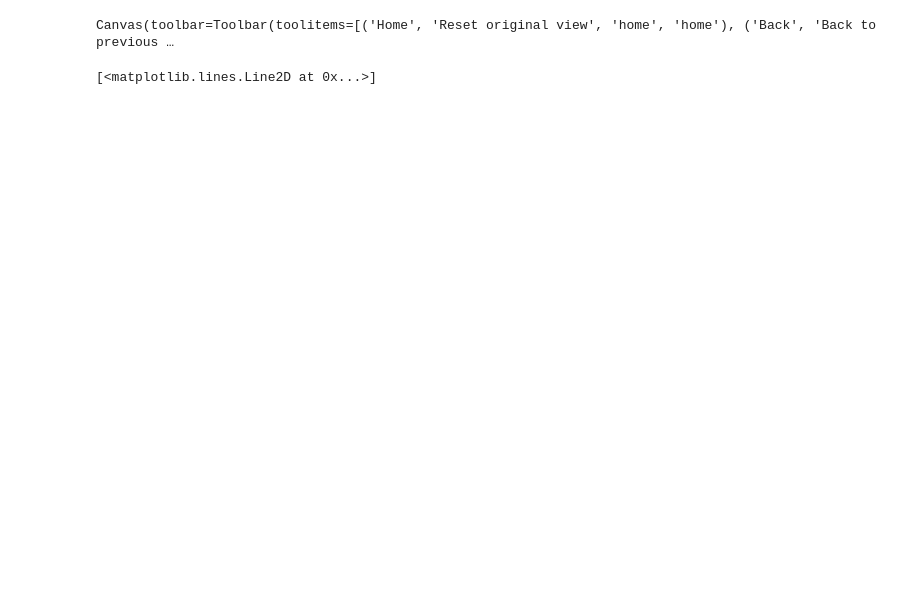
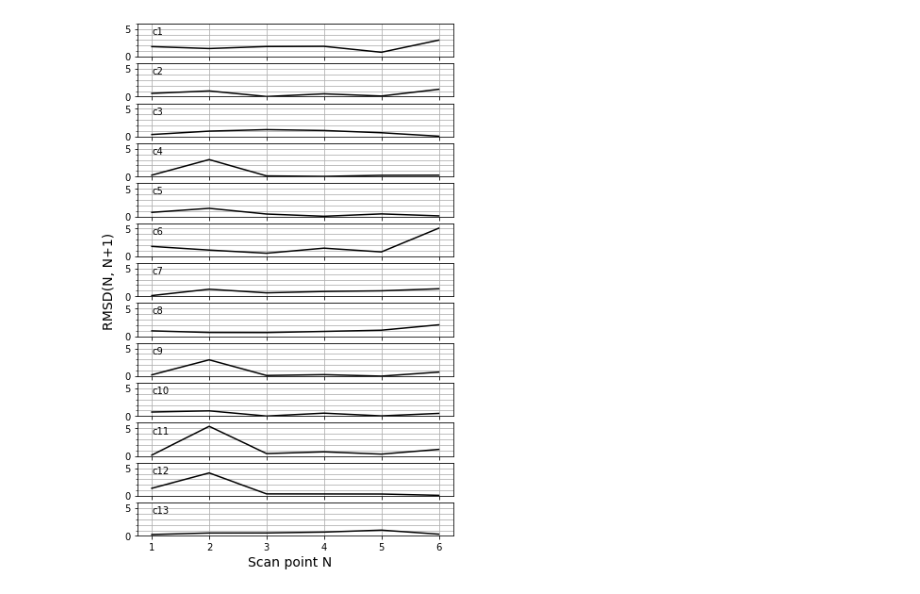
Before and after one commit to EricBoittier/CubeTools, a Jupyter notebook: Untitled.ipynb, the cells around one changed output. Cells and saved outputs as stored; diff of their text form; code cells hidden in the pictures; blank space fills up the shorter version.

```diff
--- a/Untitled.ipynb
+++ b/Untitled.ipynb
@@ -18,5 +15,44 @@ Populating the interactive namespace from numpy and matplotlib
-# %%
-plt.plot(1, 3)
-# %% [output]
-Canvas(toolbar=Toolbar(toolitems=[('Home', 'Reset original view', 'home', 'home'), ('Back', 'Back to previous …
-[<matplotlib.lines.Line2D at 0x...>]
+# %%
+data = []
+for i in range(1,8):
+    from_pickle = "butadiene_{}.p".format(i)
+    x = pickle.load(open(from_pickle, "rb")).x
+    x_np = np.zeros((3,13))
+    for i in range(len(x)):
+        x_np[i % 3, i // 3] = x[i]
+    data.append(x_np)
+# %%
+distances = []
+for i in range(6):
+    dif = data[i] - data[i+1]
+    distance = np.sqrt(np.square(dif.sum(axis=0)))
+    distances.append(distance)
+
+np.vstack(distances).T
+
+fig, axs = plt.subplots(13, sharex=True)
+
+i = 0
+for x in np.vstack(distances).T:
+    c = "k"
+    axs[i].plot(np.arange(1, 7), x, c=c)
+    #axs[i].scatter(np.arange(1, 7), x, c=c)
+    axs[i].set_ylim(0, 6)
+    axs[i].grid(axis="both", which="both")
+    axs[i].xaxis.set_minor_locator(MultipleLocator(1))
+    axs[i].xaxis.set_major_locator(MultipleLocator(1))
+    axs[i].yaxis.set_minor_locator(MultipleLocator(1))
+    axs[i].yaxis.set_major_locator(MultipleLocator(5))
+    axs[i].text(1, 4, "c{}".format(i+1))
+#     axs[i].axhline(0, c="k")
+    i += 1
+
+for ax in axs:
+    ax.label_outer()
+
+fig.text(0.04, 0.5, 'RMSD(N, N+1)', va='center', rotation='vertical', size=14)
+fig.text(0.5, 0.08, 'Scan point N', ha='center', size=14)
+
+fig.set_size_inches(6, 10)
+# %% [output]
+[figure, added]
```
Also changed, not shown: parts of 2 cells of this notebook.
